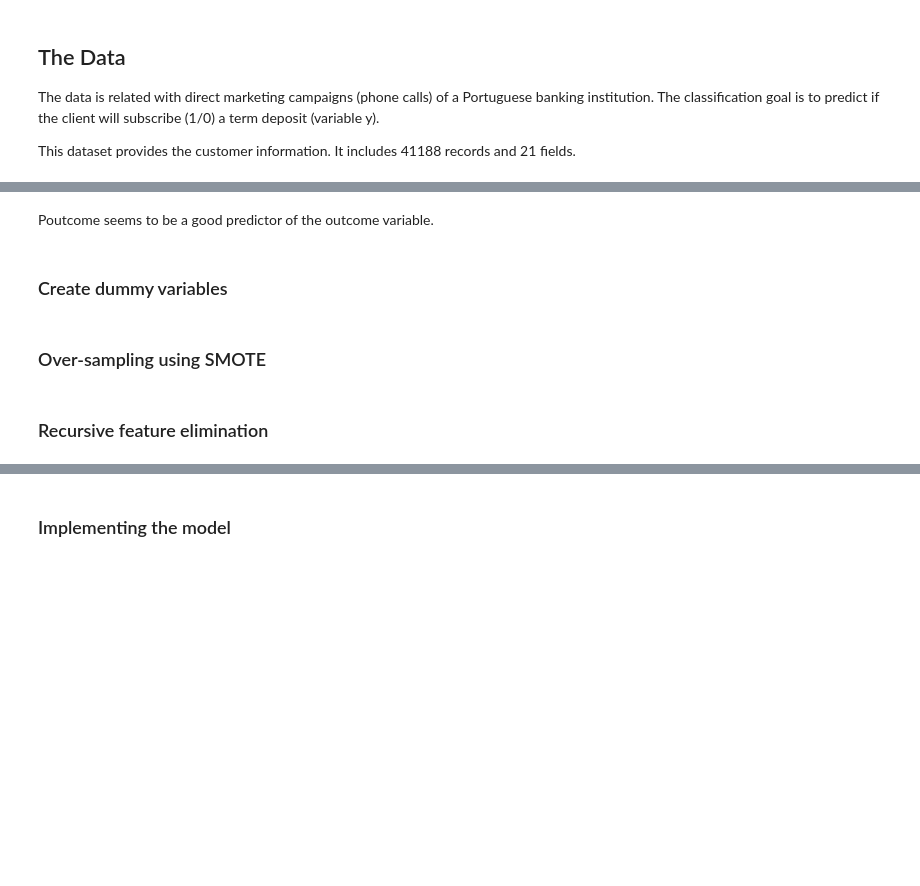
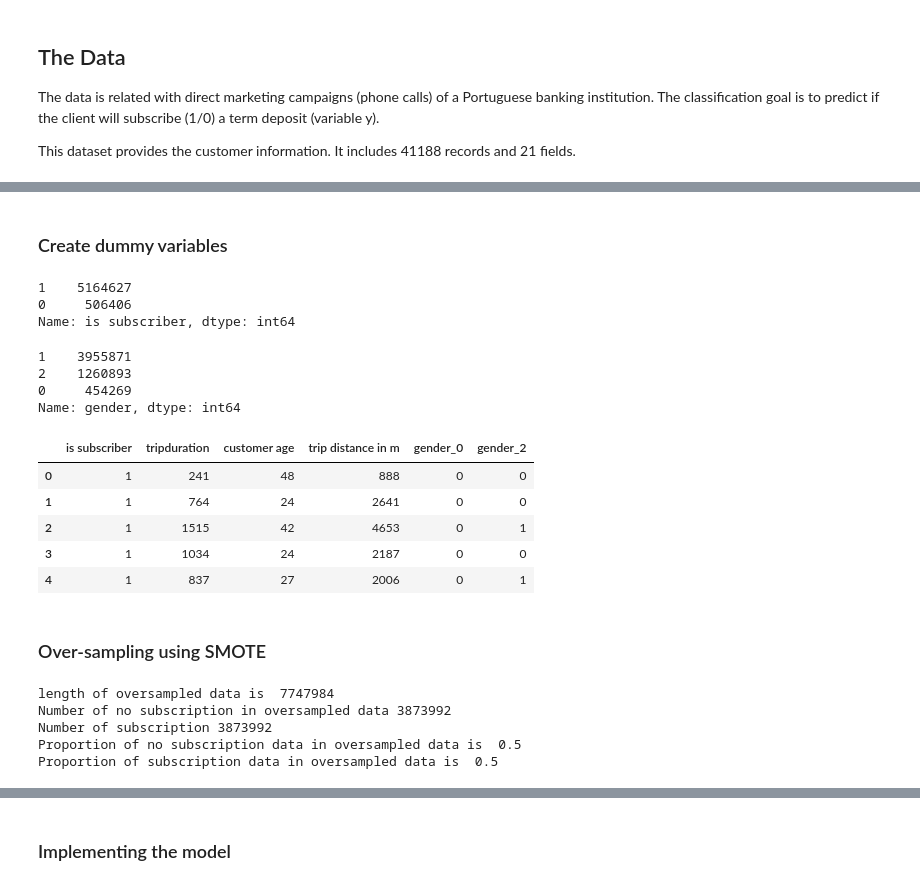
Before and after one commit to jawerg/citi, a Jupyter notebook: logistic-regression.ipynb, the cells around one changed output, grey strips where cells are left out. Saved outputs shown, nothing was run; the diff lists cells and outputs as text; code cells hidden in the pictures; blank space fills up the shorter version.

```diff
--- a/logistic-regression.ipynb
+++ b/logistic-regression.ipynb
@@ -21,5 +21,6 @@ The data is related with direct marketing campaigns (phone calls) of a Portugues
 This dataset provides the customer information. It includes 41188 records and 21 fields.
 # %%
 data = pd.read_parquet('data/2_featured/tripfeatures.parquet')
+data.columns = [col.lower().replace('_', ' ') for col in data.columns]
 print(data.shape)
 print(list(data.columns))
@@ -110,20 +39,42 @@ plt.ylabel('Frequency of Purchase')
-# %% [markdown]
-Poutcome seems to be a good predictor of the outcome variable.
 # %% [markdown]
 ### Create dummy variables
+# %%
+data['is subscriber'].value_counts()
+# %% [output]
+1    5164627
+0     506406
+Name: is subscriber, dtype: int64
+# %%
+data['gender'].value_counts()
+# %% [output]
+1    3955871
+2    1260893
+0     454269
+Name: gender, dtype: int64
 # %%
-cat_vars=['job','marital','education','default','housing','loan','contact','month','day_of_week','poutcome']
+cat_vars=['gender']
 for var in cat_vars:
     cat_list='var'+'_'+var
     cat_list = pd.get_dummies(data[var], prefix=var)
     data1=data.join(cat_list)
     data=data1
 
-cat_vars=['job','marital','education','default','housing','loan','contact','month','day_of_week','poutcome']
 data_vars=data.columns.values.tolist()
 to_keep=[i for i in data_vars if i not in cat_vars]
 data_final=data[to_keep]
 data_final.columns.values
+
+# Remove base categories
+data_final = data_final.drop('gender_1', axis=1) # set males as base category
+# %%
+data_final.head()
+# %% [output]
+|  | is subscriber | tripduration | customer age | trip distance in m | gender_0 | gender_2 |
+| 0 | 1 | 241 | 48 | 888 | 0 | 0 |
+| 1 | 1 | 764 | 24 | 2641 | 0 | 0 |
+| 2 | 1 | 1515 | 42 | 4653 | 0 | 1 |
+| 3 | 1 | 1034 | 24 | 2187 | 0 | 0 |
+| 4 | 1 | 837 | 27 | 2006 | 0 | 1 |
 # %% [markdown]
 ### Over-sampling using SMOTE
 # %%
@@ -132,18 +83,26 @@ y = data_final.loc[:, data_final.columns == 'y']
 # %%
 from imblearn.over_sampling import SMOTE
 
+from sklearn.model_selection import train_test_split
+X_train, X_test, y_train, y_test = train_test_split(X, y, test_size = 0.25, random_state = 0)
+y_train, y_test = y_train.astype('int'), y_test.astype('int')
+
 os = SMOTE(random_state=0)
-X_train, X_test, y_train, y_test = train_test_split(X, y, test_size=0.3, random_state=0)
 columns = X_train.columns
 
-os_data_X,os_data_y=os.fit_sample(X_train, y_train)
+os_data_X,os_data_y=os.fit_resample(X_train, y_train)
 os_data_X = pd.DataFrame(data=os_data_X,columns=columns )
-os_data_y= pd.DataFrame(data=os_data_y,columns=['y'])
+os_data_y= pd.DataFrame(data=os_data_y,columns=['is subscriber'])
+
 # we can Check the numbers of our data
 print("length of oversampled data is ",len(os_data_X))
-print("Number of no subscription in oversampled data",len(os_data_y[os_data_y['y']==0]))
-print("Number of subscription",len(os_data_y[os_data_y['y']==1]))
-print("Proportion of no subscription data in oversampled data is ",len(os_data_y[os_data_y['y']==0])/len(os_data_X))
-print("Proportion of subscription data in oversampled data is ",len(os_data_y[os_data_y['y']==1])/len(os_data_X))
+print("Number of no subscription in oversampled data",len(os_data_y[os_data_y['is subscriber']==0]))
+print("Number of subscription",len(os_data_y[os_data_y['is subscriber']==1]))
+print("Proportion of no subscription data in oversampled data is ",len(os_data_y[os_data_y['is subscriber']==0])/len(os_data_X))
+print("Proportion of subscription data in oversampled data is ",len(os_data_y[os_data_y['is subscriber']==1])/len(os_data_X))
+# %% [output]
+length of oversampled data is  7747984
+Number of no subscription in oversampled data 3873992
+Number of subscription 3873992
+Proportion of no subscription data in oversampled data is  0.5
+Proportion of subscription data in oversampled data is  0.5
-# %% [markdown]
-### Recursive feature elimination
```
Also changed, not shown: parts of 96 cells of this notebook.
